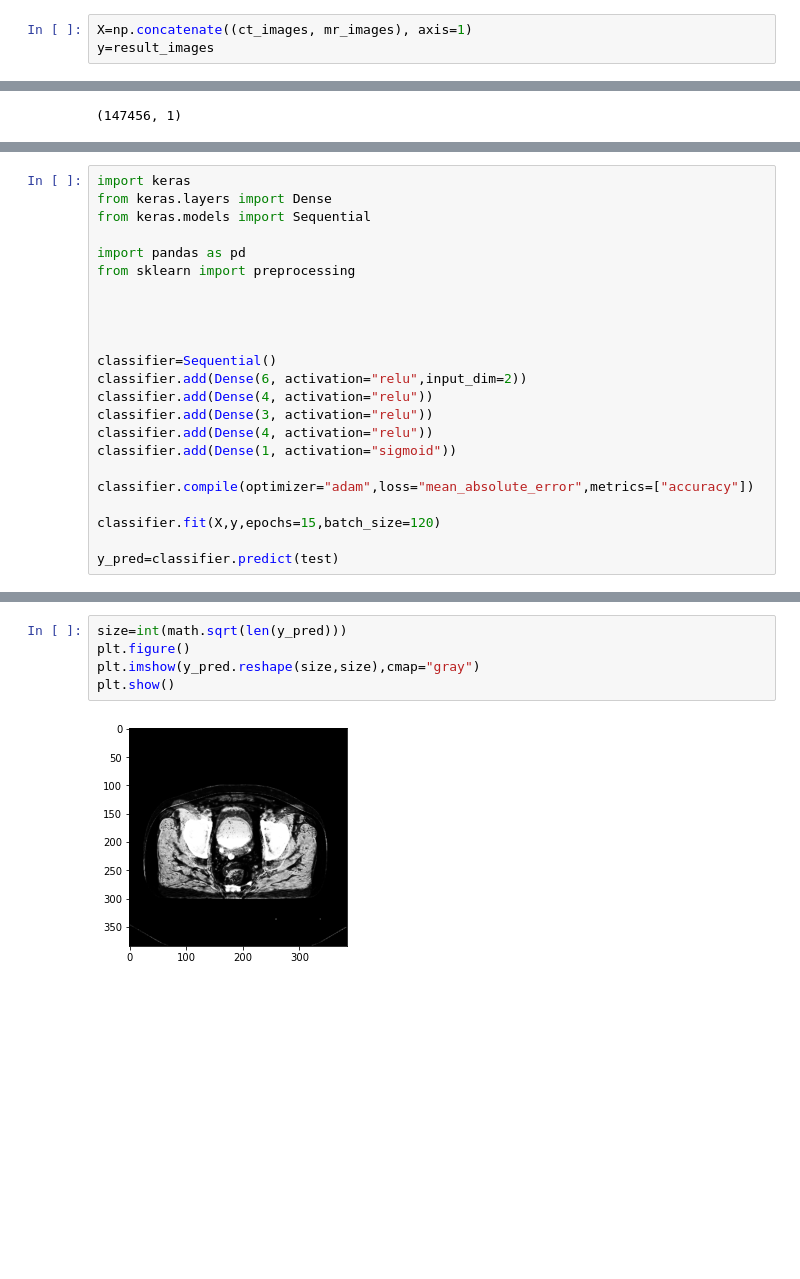
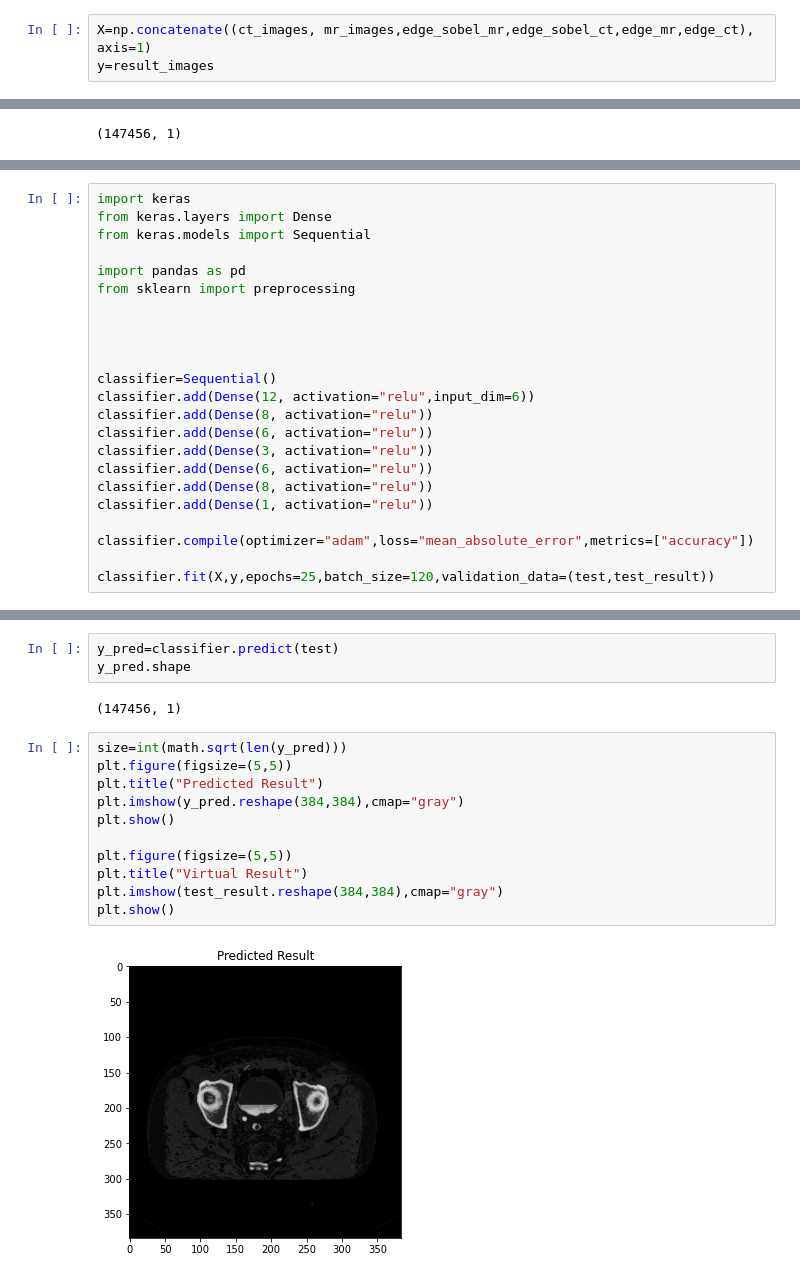
Before and after one commit to MYildizz/Inter-Modality-Image-Registration, a Jupyter notebook: Code_/deepLearning.ipynb, the cells around one changed output, grey strips where cells are left out. Cells and saved outputs as stored; diff of their text form; blank space fills up the shorter version.

```diff
--- a/Code_/deepLearning.ipynb
+++ b/Code_/deepLearning.ipynb
@@ -46,7 +83,7 @@ for i in range(18):
     plt.imshow(result_images[i].reshape(size,size))
     plt.show()
 # %%
-X=np.concatenate((ct_images, mr_images), axis=1)
+X=np.concatenate((ct_images, mr_images,edge_sobel_mr,edge_sobel_ct,edge_mr,edge_ct), axis=1)
 y=result_images
 # %%
 X.shape
@@ -96,15 +146,15 @@ from sklearn import preprocessing
 
 
 classifier=Sequential()
-classifier.add(Dense(6, activation="relu",input_dim=2))
-classifier.add(Dense(4, activation="relu"))
+classifier.add(Dense(12, activation="relu",input_dim=6))
+classifier.add(Dense(8, activation="relu"))
+classifier.add(Dense(6, activation="relu"))
 classifier.add(Dense(3, activation="relu"))
-classifier.add(Dense(4, activation="relu"))
-classifier.add(Dense(1, activation="sigmoid"))
+classifier.add(Dense(6, activation="relu"))
+classifier.add(Dense(8, activation="relu"))
+classifier.add(Dense(1, activation="relu"))
 
 classifier.compile(optimizer="adam",loss="mean_absolute_error",metrics=["accuracy"])
 
-classifier.fit(X,y,epochs=15,batch_size=120)
-
-y_pred=classifier.predict(test)
+classifier.fit(X,y,epochs=25,batch_size=120,validation_data=(test,test_result))
 # %% [output]
@@ -128,7 +179,18 @@ Epoch 15/15
+# %%
+y_pred=classifier.predict(test)
+y_pred.shape
+# %% [output]
+(147456, 1)
 # %%
 size=int(math.sqrt(len(y_pred)))
-plt.figure()
-plt.imshow(y_pred.reshape(size,size),cmap="gray")
+plt.figure(figsize=(5,5))
+plt.title("Predicted Result")
+plt.imshow(y_pred.reshape(384,384),cmap="gray")
 plt.show()
+
+plt.figure(figsize=(5,5))
+plt.title("Virtual Result")
+plt.imshow(test_result.reshape(384,384),cmap="gray")
+plt.show()
 # %% [output]
-[figure, old version]
+[figure, new version]
```
Also changed, not shown: parts of 15 cells of this notebook, 1 other file.
